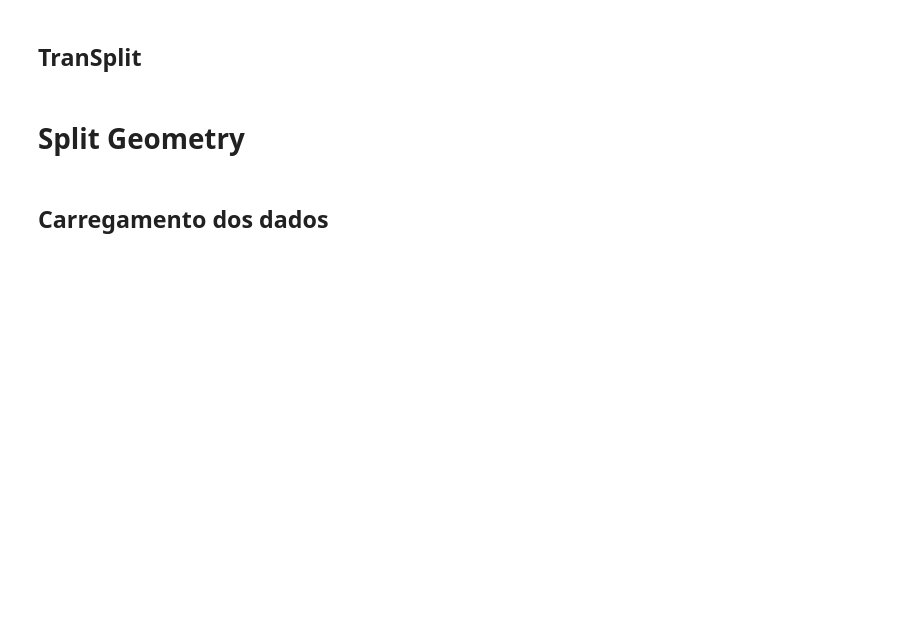
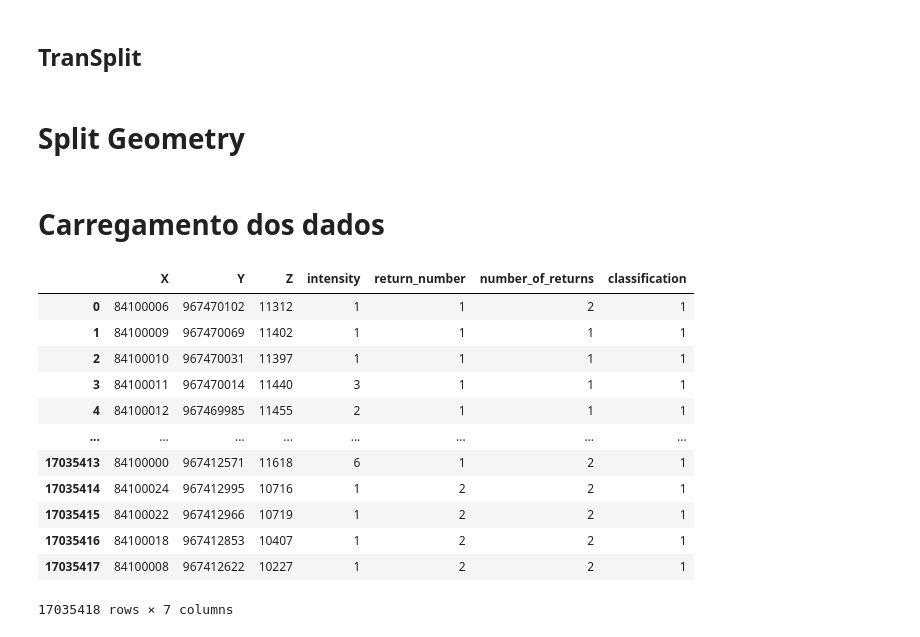
Before and after one commit to joaovictordecastroa/canopyEstimation, a Jupyter notebook: src/train_split.ipynb, the cells around one changed output. Cells and saved outputs as stored; diff of their text form; code cells hidden in the pictures; blank space fills up the shorter version.

```diff
--- a/src/train_split.ipynb
+++ b/src/train_split.ipynb
@@ -109,7 +101,7 @@ def katana(geometry, threshold, count=0):
 
     return final_result
 # %% [markdown]
-## Carregamento dos dados
+# Carregamento dos dados
 # %%
 las = laspy.read(
     "C:/Users/joaov/Documents/UFMG/TCC/Dataset/DUC_A01_2017_LiDAR/DUC_A01_2017_LAS/DUCL0001C0004.las"
@@ -118,0 +135,16 @@ lidar_dataset = pd.DataFrame(las.xyz, columns=["X", "Y", "Z"])
+# %%
+lidar_dataset
+# %% [output]
+|  | X | Y | Z | intensity | return_number | number_of_returns | classification |
+| 0 | 84100006 | 967470102 | 11312 | 1 | 1 | 2 | 1 |
+| 1 | 84100009 | 967470069 | 11402 | 1 | 1 | 1 | 1 |
+| 2 | 84100010 | 967470031 | 11397 | 1 | 1 | 1 | 1 |
+| 3 | 84100011 | 967470014 | 11440 | 3 | 1 | 1 | 1 |
+| 4 | 84100012 | 967469985 | 11455 | 2 | 1 | 1 | 1 |
+| ... | ... | ... | ... | ... | ... | ... | ... |
+| 17035413 | 84100000 | 967412571 | 11618 | 6 | 1 | 2 | 1 |
+| 17035414 | 84100024 | 967412995 | 10716 | 1 | 2 | 2 | 1 |
+| 17035415 | 84100022 | 967412966 | 10719 | 1 | 2 | 2 | 1 |
+| 17035416 | 84100018 | 967412853 | 10407 | 1 | 2 | 2 | 1 |
+| 17035417 | 84100008 | 967412622 | 10227 | 1 | 2 | 2 | 1 |
+17035418 rows × 7 columns
```
Also changed, not shown: parts of 56 cells of this notebook.
